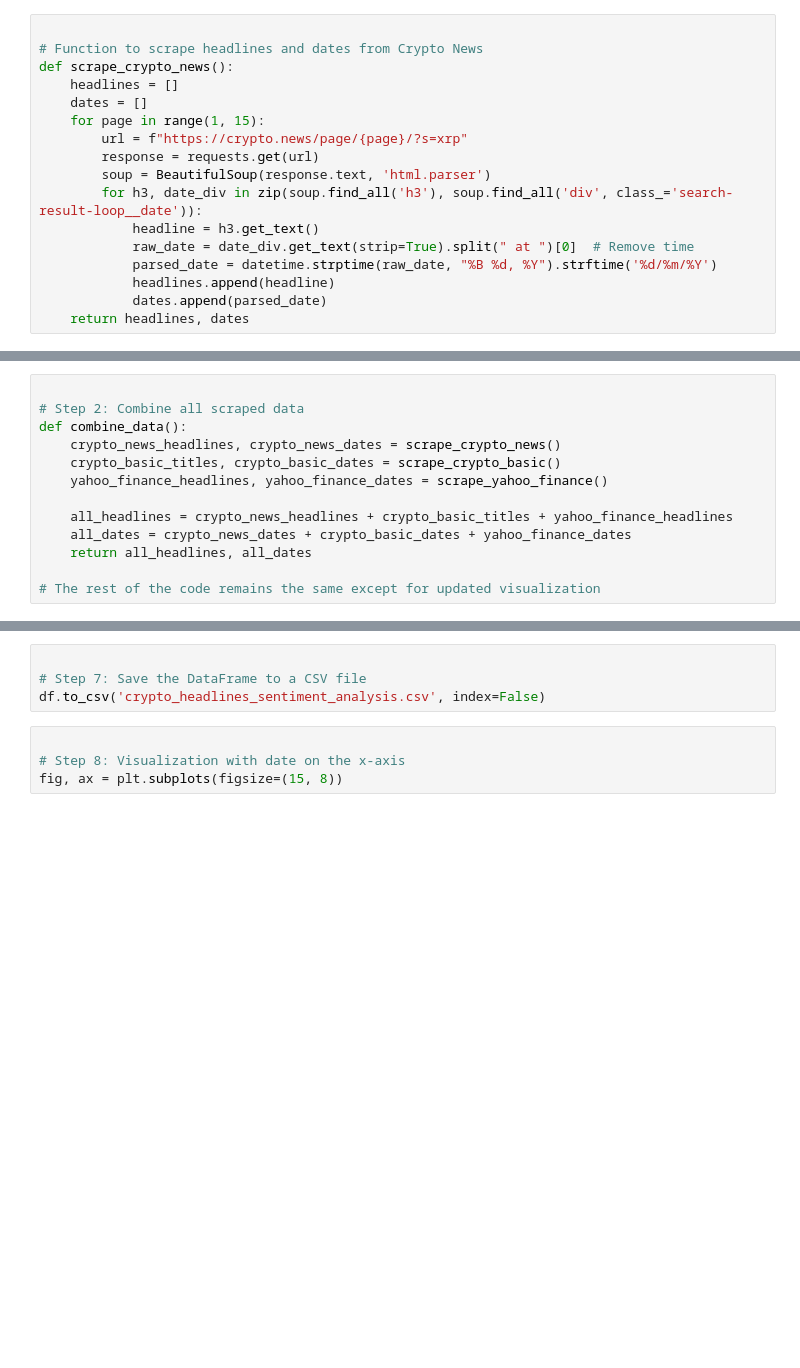
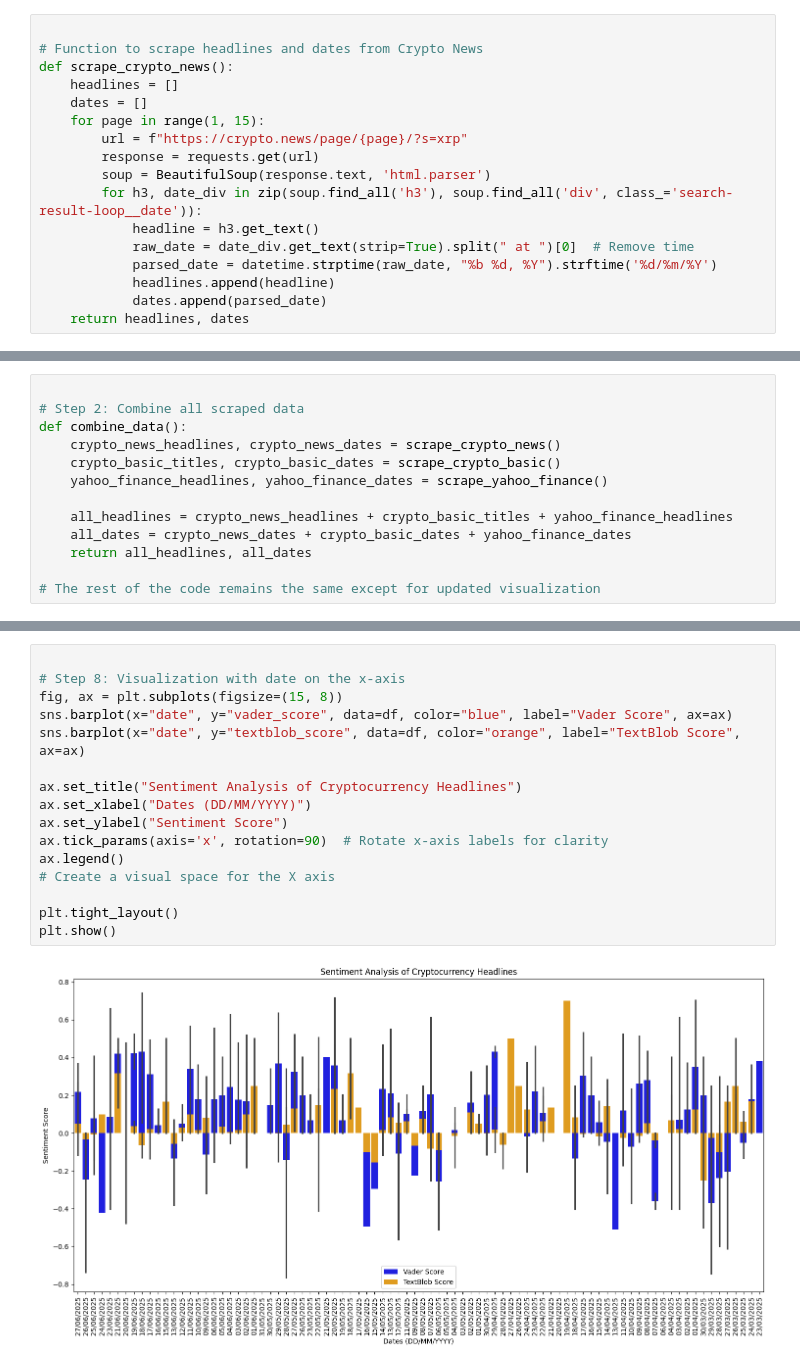
Before and after one commit to gappeah/xrp_sentiment_analysis, a Jupyter notebook: main.ipynb, the cells around one changed output, grey strips where cells are left out. Cells and saved outputs as stored; diff of their text form; blank space fills up the shorter version.

```diff
--- a/main.ipynb
+++ b/main.ipynb
@@ -33,7 +44,7 @@ def scrape_crypto_news():
         for h3, date_div in zip(soup.find_all('h3'), soup.find_all('div', class_='search-result-loop__date')):
             headline = h3.get_text()
             raw_date = date_div.get_text(strip=True).split(" at ")[0]  # Remove time
-            parsed_date = datetime.strptime(raw_date, "%B %d, %Y").strftime('%d/%m/%Y')
+            parsed_date = datetime.strptime(raw_date, "%b %d, %Y").strftime('%d/%m/%Y')
             headlines.append(headline)
             dates.append(parsed_date)
     return headlines, dates
@@ -136,8 +149,18 @@ df = pd.DataFrame(data)
-# %%
-
-# Step 7: Save the DataFrame to a CSV file
-df.to_csv('crypto_headlines_sentiment_analysis.csv', index=False)
 # %%
 
 # Step 8: Visualization with date on the x-axis
 fig, ax = plt.subplots(figsize=(15, 8))
+sns.barplot(x="date", y="vader_score", data=df, color="blue", label="Vader Score", ax=ax)
+sns.barplot(x="date", y="textblob_score", data=df, color="orange", label="TextBlob Score", ax=ax)
+
+ax.set_title("Sentiment Analysis of Cryptocurrency Headlines")
+ax.set_xlabel("Dates (DD/MM/YYYY)")
+ax.set_ylabel("Sentiment Score")
+ax.tick_params(axis='x', rotation=90)  # Rotate x-axis labels for clarity
+ax.legend()
+# Create a visual space for the X axis
+
+plt.tight_layout()
+plt.show()
+# %% [output]
+[figure, added]
```
Also changed, not shown: parts of 6 cells of this notebook, 2 other files.
